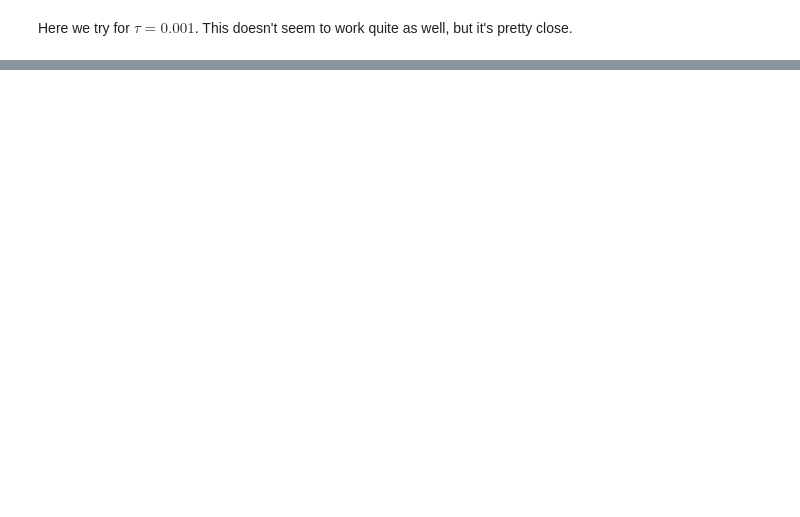
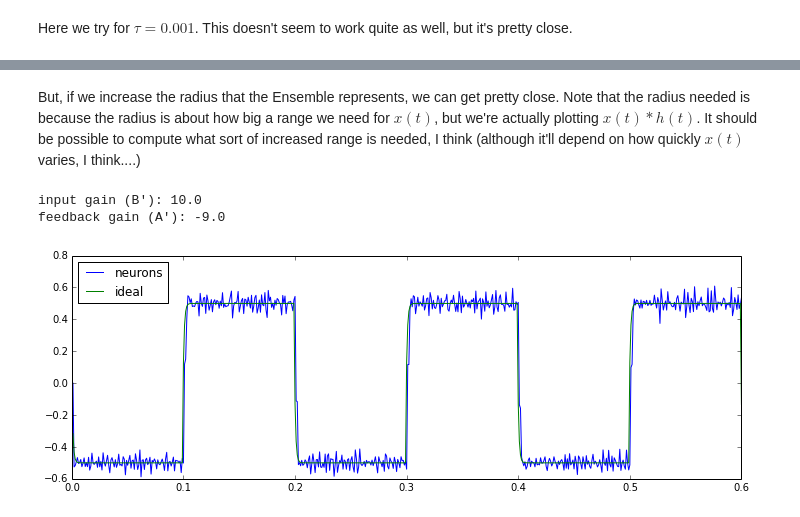
Before and after one commit to tcstewar/testing_notebooks, a Jupyter notebook: Dynamic Compensation.ipynb, the cells around one changed output, grey strips where cells are left out. Drawn from its saved outputs; the diff is of its cells as text; code cells hidden in the pictures; blank space fills up the shorter version.

```diff
--- a/Dynamic Compensation.ipynb
+++ b/Dynamic Compensation.ipynb
@@ -74,0 +76,8 @@ feedback gain (A'): -9.0
+# %% [markdown]
+But, if we increase the radius that the Ensemble represents, we can get pretty close.  Note that the radius needed is because the radius is about how big a range we need for $x(t)$, but we're actually plotting $x(t)*h(t)$.  It should be possible to compute what sort of increased range is needed, I think (although it'll depend on how quickly $x(t)$ varies, I think....)
+# %%
+test_dyn(desired_synapse=0.001, synapse=0.01, radius=2)
+# %% [output]
+input gain (B'): 10.0
+feedback gain (A'): -9.0
+[figure, added]
```
Also changed, not shown: parts of 6 cells of this notebook.
